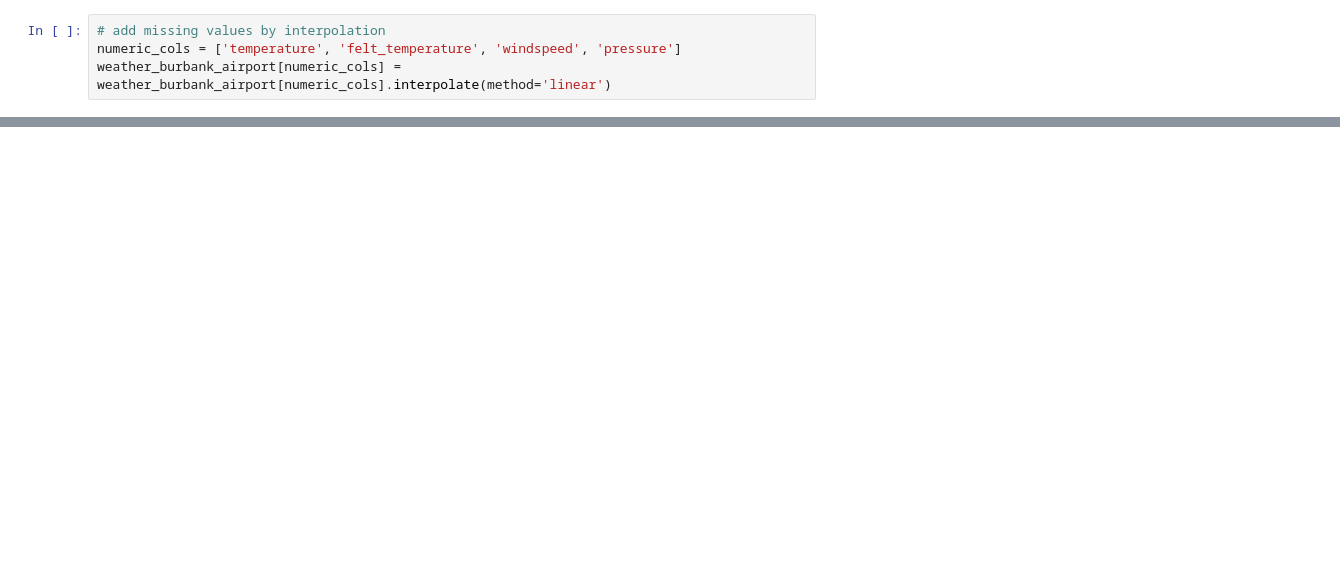
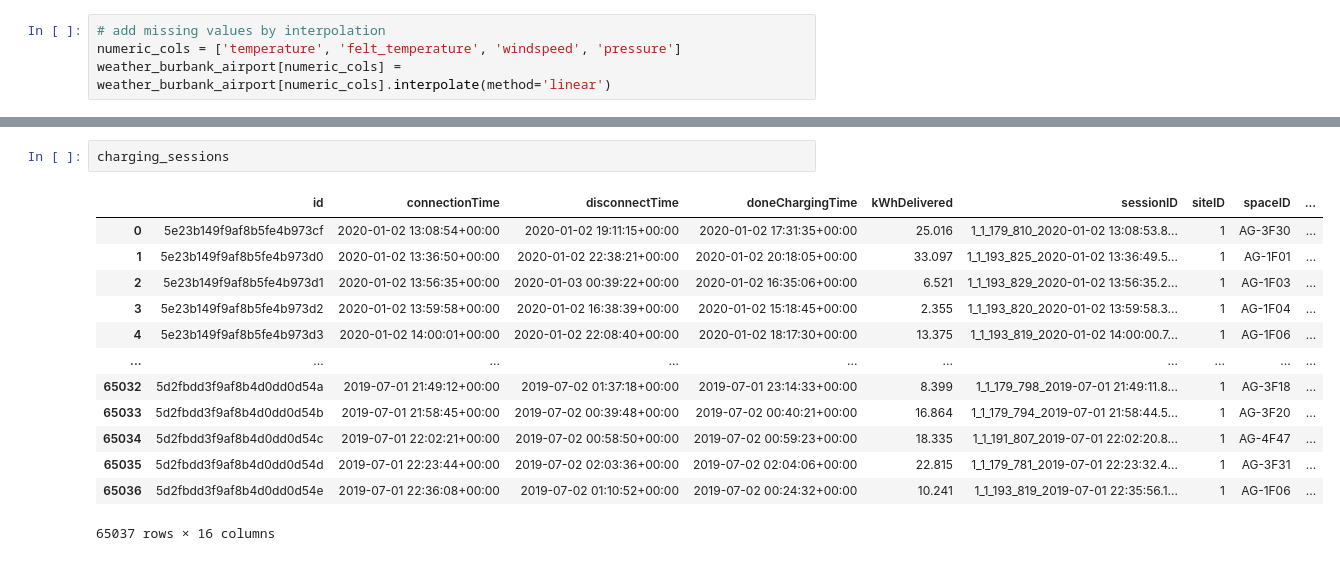
Before and after one commit to dfd0430/wiso, a Jupyter notebook: main.ipynb, the cells around one changed output, grey strips where cells are left out. Cells and saved outputs as stored; diff of their text form; blank space fills up the shorter version.

```diff
--- a/main.ipynb
+++ b/main.ipynb
@@ -80,0 +94,16 @@ plt.show()
+# %%
+charging_sessions
+# %% [output]
+|  | id | connectionTime | disconnectTime | doneChargingTime | kWhDelivered | sessionID | siteID | spaceID | ... |
+| 0 | 5e23b149f9af8b5fe4b973cf | 2020-01-02 13:08:54+00:00 | 2020-01-02 19:11:15+00:00 | 2020-01-02 17:31:35+00:00 | 25.016 | 1_1_179_810_2020-01-02 13:08:53.8... | 1 | AG-3F30 | ... |
+| 1 | 5e23b149f9af8b5fe4b973d0 | 2020-01-02 13:36:50+00:00 | 2020-01-02 22:38:21+00:00 | 2020-01-02 20:18:05+00:00 | 33.097 | 1_1_193_825_2020-01-02 13:36:49.5... | 1 | AG-1F01 | ... |
+| 2 | 5e23b149f9af8b5fe4b973d1 | 2020-01-02 13:56:35+00:00 | 2020-01-03 00:39:22+00:00 | 2020-01-02 16:35:06+00:00 | 6.521 | 1_1_193_829_2020-01-02 13:56:35.2... | 1 | AG-1F03 | ... |
+| 3 | 5e23b149f9af8b5fe4b973d2 | 2020-01-02 13:59:58+00:00 | 2020-01-02 16:38:39+00:00 | 2020-01-02 15:18:45+00:00 | 2.355 | 1_1_193_820_2020-01-02 13:59:58.3... | 1 | AG-1F04 | ... |
+| 4 | 5e23b149f9af8b5fe4b973d3 | 2020-01-02 14:00:01+00:00 | 2020-01-02 22:08:40+00:00 | 2020-01-02 18:17:30+00:00 | 13.375 | 1_1_193_819_2020-01-02 14:00:00.7... | 1 | AG-1F06 | ... |
+| ... | ... | ... | ... | ... | ... | ... | ... | ... | ... |
+| 65032 | 5d2fbdd3f9af8b4d0dd0d54a | 2019-07-01 21:49:12+00:00 | 2019-07-02 01:37:18+00:00 | 2019-07-01 23:14:33+00:00 | 8.399 | 1_1_179_798_2019-07-01 21:49:11.8... | 1 | AG-3F18 | ... |
+| 65033 | 5d2fbdd3f9af8b4d0dd0d54b | 2019-07-01 21:58:45+00:00 | 2019-07-02 00:39:48+00:00 | 2019-07-02 00:40:21+00:00 | 16.864 | 1_1_179_794_2019-07-01 21:58:44.5... | 1 | AG-3F20 | ... |
+| 65034 | 5d2fbdd3f9af8b4d0dd0d54c | 2019-07-01 22:02:21+00:00 | 2019-07-02 00:58:50+00:00 | 2019-07-02 00:59:23+00:00 | 18.335 | 1_1_191_807_2019-07-01 22:02:20.8... | 1 | AG-4F47 | ... |
+| 65035 | 5d2fbdd3f9af8b4d0dd0d54d | 2019-07-01 22:23:44+00:00 | 2019-07-02 02:03:36+00:00 | 2019-07-02 02:04:06+00:00 | 22.815 | 1_1_179_781_2019-07-01 22:23:32.4... | 1 | AG-3F31 | ... |
+| 65036 | 5d2fbdd3f9af8b4d0dd0d54e | 2019-07-01 22:36:08+00:00 | 2019-07-02 01:10:52+00:00 | 2019-07-02 00:24:32+00:00 | 10.241 | 1_1_193_819_2019-07-01 22:35:56.1... | 1 | AG-1F06 | ... |
+65037 rows × 16 columns
```
Also changed, not shown: parts of 9 cells of this notebook.
